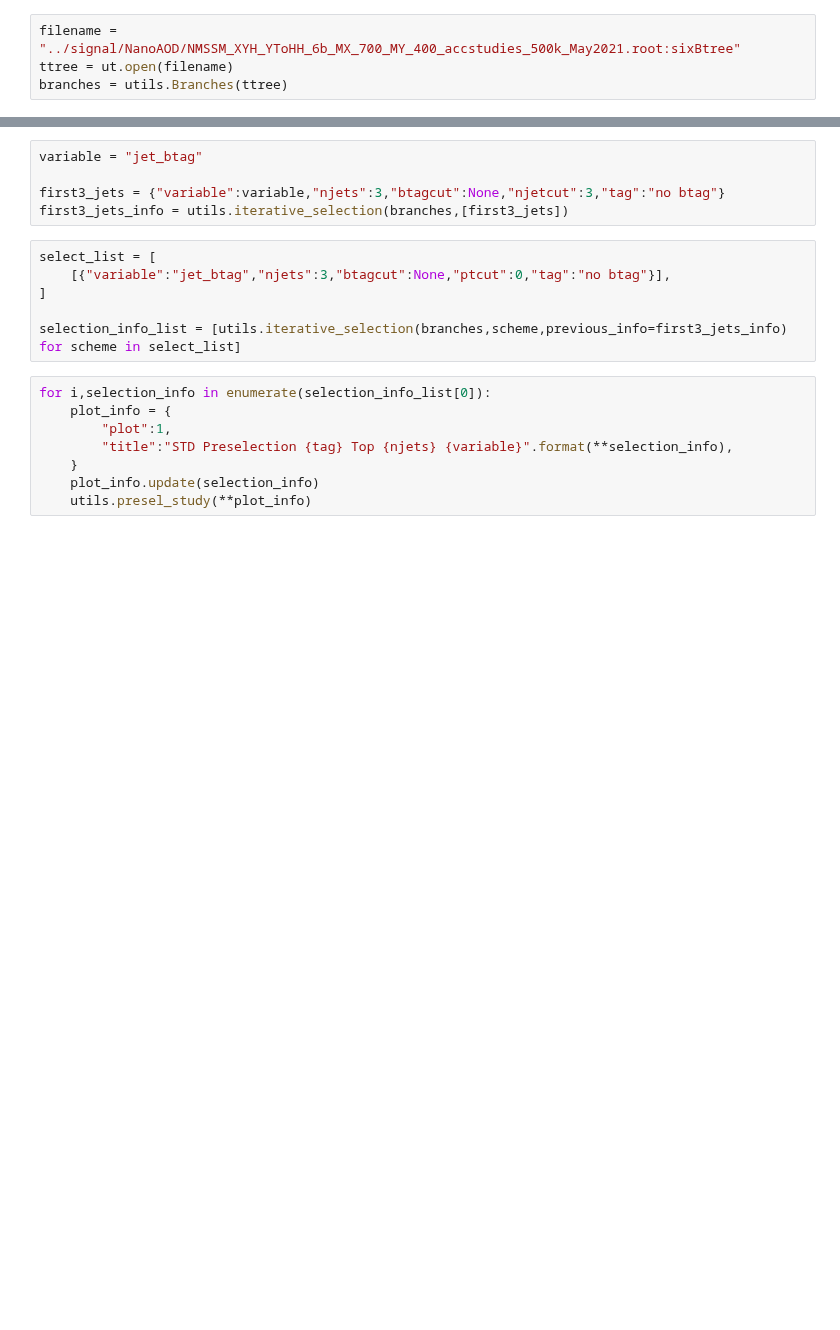
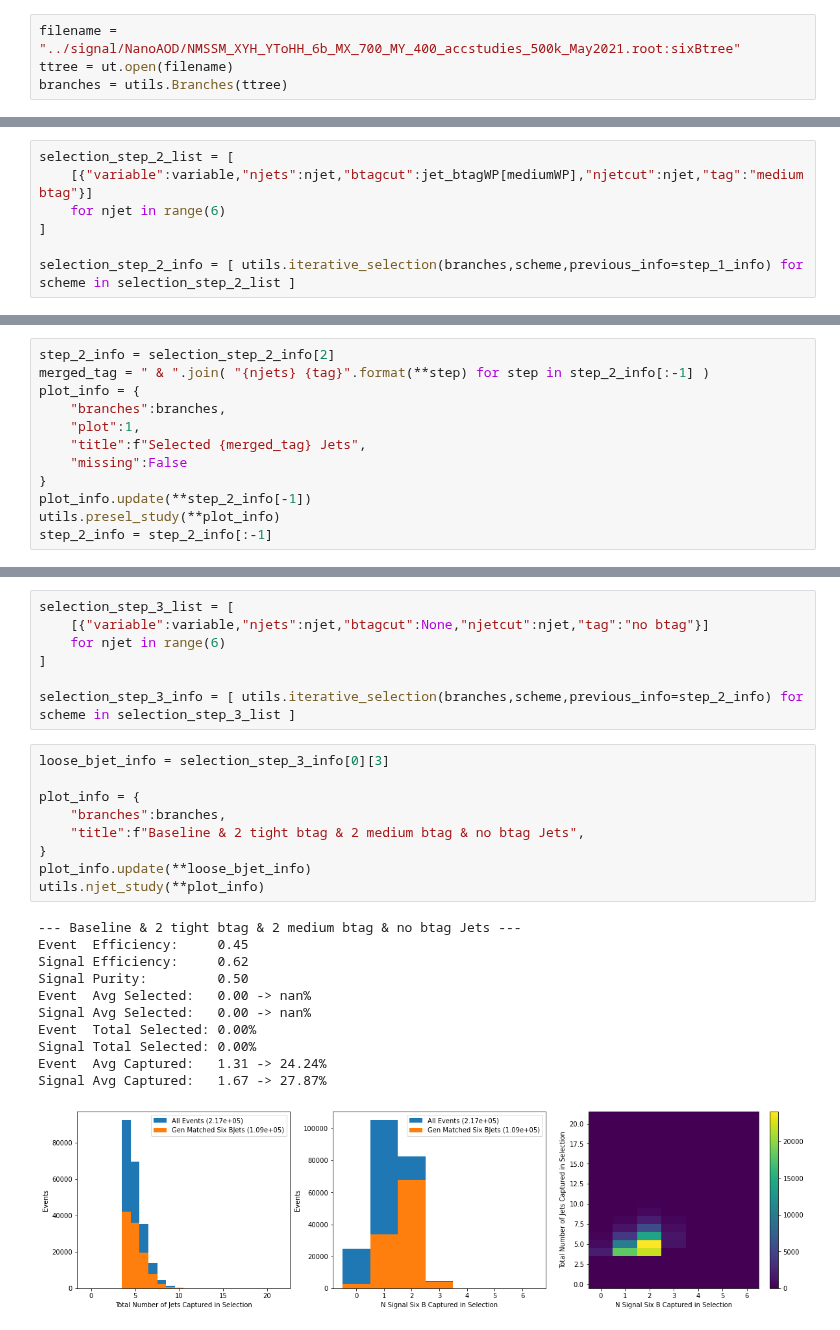
Before and after one commit to ekoenig4/analysis, a Jupyter notebook: preselection_optimization/iterative_jet_selection.ipynb, the cells around one changed output, grey strips where cells are left out. Cells and saved outputs as stored; diff of their text form; blank space fills up the shorter version.

```diff
--- a/preselection_optimization/iterative_jet_selection.ipynb
+++ b/preselection_optimization/iterative_jet_selection.ipynb
@@ -72,0 +120,7 @@ for i,selection_info in enumerate(selection_info_list):
+# %%
+selection_step_2_list = [
+    [{"variable":variable,"njets":njet,"btagcut":jet_btagWP[mediumWP],"njetcut":njet,"tag":"medium btag"}]
+    for njet in range(6)
+]
+
+selection_step_2_info = [ utils.iterative_selection(branches,scheme,previous_info=step_1_info) for scheme in selection_step_2_list ]
@@ -72,0 +177,12 @@ for i,selection_info in enumerate(selection_info_list):
+# %%
+step_2_info = selection_step_2_info[2]
+merged_tag = " & ".join( "{njets} {tag}".format(**step) for step in step_2_info[:-1] )
+plot_info = {
+    "branches":branches,
+    "plot":1,
+    "title":f"Selected {merged_tag} Jets",
+    "missing":False
+}
+plot_info.update(**step_2_info[-1])
+utils.presel_study(**plot_info)
+step_2_info = step_2_info[:-1]
@@ -73,19 +201,28 @@ for i,selection_info in enumerate(selection_info_list):
 # %%
-variable = "jet_btag"
+selection_step_3_list = [
+    [{"variable":variable,"njets":njet,"btagcut":None,"njetcut":njet,"tag":"no btag"}]
+    for njet in range(6)
+]
 
-first3_jets = {"variable":variable,"njets":3,"btagcut":None,"njetcut":3,"tag":"no btag"}
-first3_jets_info = utils.iterative_selection(branches,[first3_jets])
+selection_step_3_info = [ utils.iterative_selection(branches,scheme,previous_info=step_2_info) for scheme in selection_step_3_list ]
-# %%
-select_list = [
-    [{"variable":"jet_btag","njets":3,"btagcut":None,"ptcut":0,"tag":"no btag"}],
-]
-
-selection_info_list = [utils.iterative_selection(branches,scheme,previous_info=first3_jets_info) for scheme in select_list]
-# %%
-for i,selection_info in enumerate(selection_info_list[0]):
-    plot_info = {
-        "plot":1,
-        "title":"STD Preselection {tag} Top {njets} {variable}".format(**selection_info),
-    }
-    plot_info.update(selection_info)
-    utils.presel_study(**plot_info)
+# %%
+loose_bjet_info = selection_step_3_info[0][3]
+
+plot_info = {
+    "branches":branches,
+    "title":f"Baseline & 2 tight btag & 2 medium btag & no btag Jets",
+}
+plot_info.update(**loose_bjet_info)
+utils.njet_study(**plot_info)
+# %% [output]
+--- Baseline & 2 tight btag & 2 medium btag & no btag Jets ---
+Event  Efficiency:     0.45
+Signal Efficiency:     0.62
+Signal Purity:         0.50
+Event  Avg Selected:   0.00 -> nan%
+Signal Avg Selected:   0.00 -> nan%
+Event  Total Selected: 0.00%
+Signal Total Selected: 0.00%
+Event  Avg Captured:   1.31 -> 24.24%
+Signal Avg Captured:   1.67 -> 27.87%
+[figure, added]
```
Also changed, not shown: parts of 14 cells of this notebook, 7 other files.
